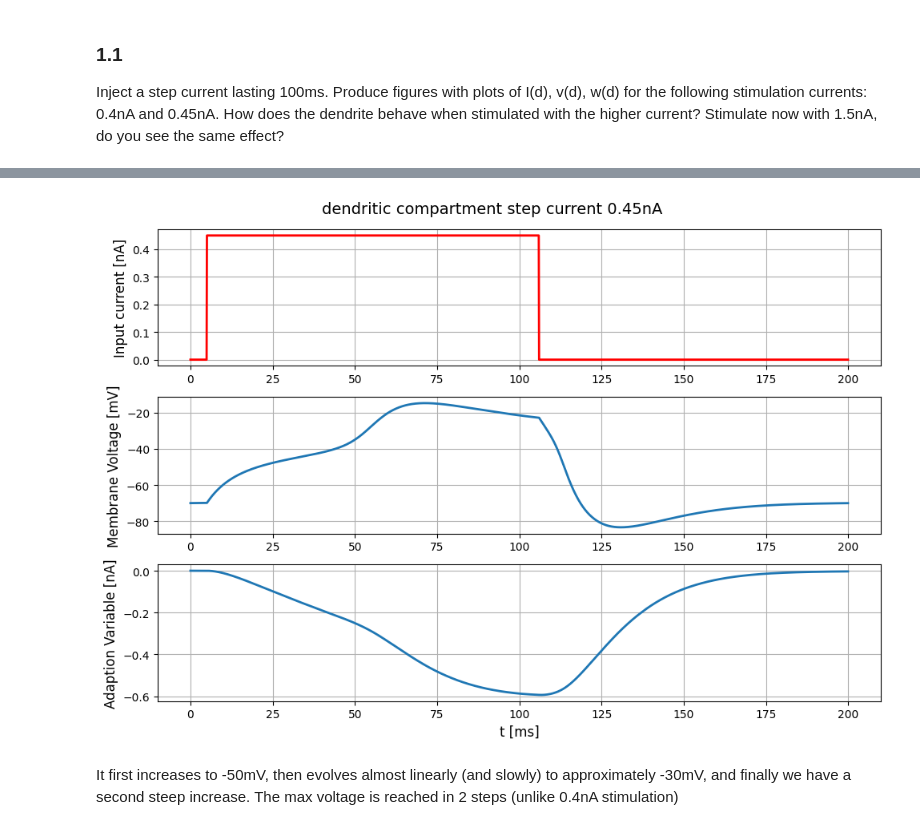
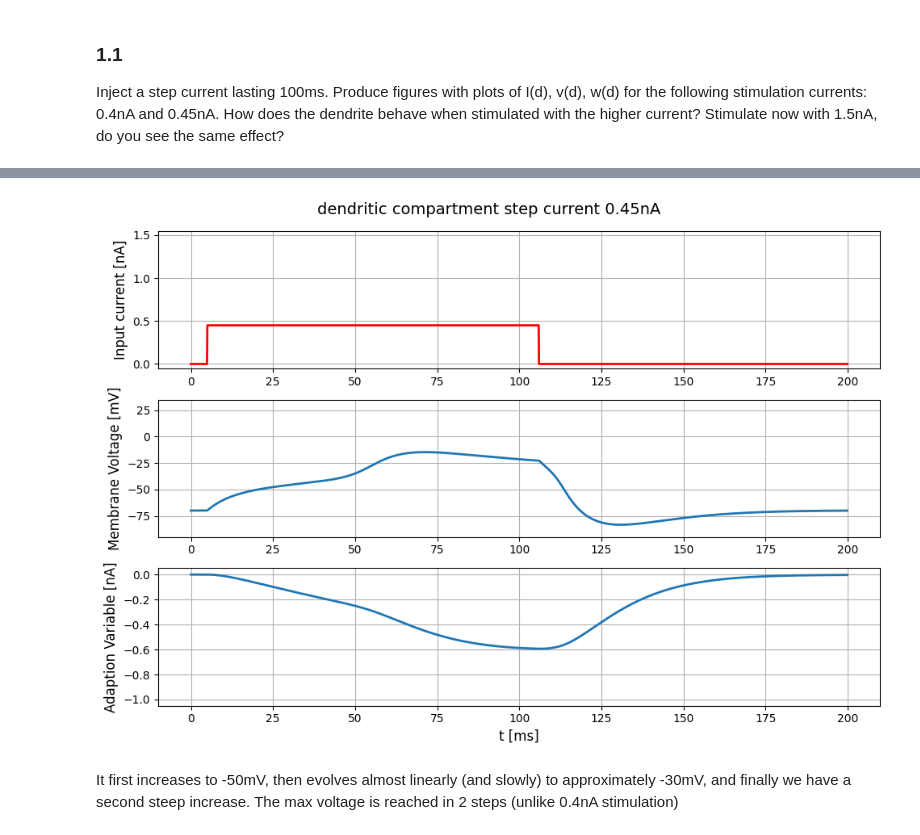
Before and after one commit to lniederhauser/neuronal_dynamics_miniproject, a Jupyter notebook: main.ipynb, the cells around one changed output, grey strips where cells are left out. Cells and saved outputs as stored; diff of their text form; code cells hidden in the pictures.

```diff
--- a/main.ipynb
+++ b/main.ipynb
@@ -84,9 +84,9 @@ plot_I_v_w(state_monitor1, step_current1, title="dendritic compartment step curr
 # %%
 step_current2 = input_factory.get_step_current(t_start=5, t_end=105, unit_time=b2.ms, amplitude=0.45*b2.nA)
 state_monitor2 = simulate_dendritic(tau_d=TAU_d, C=C_d, v_rest=E_L, a=a_w_d, tau_w=TAU_w_d, E_d=E_d, D_d=D_d, g=g_d, I_stim=step_current2)
-plot_I_v_w(state_monitor2, step_current2, title="dendritic compartment step current 0.45nA", savefig=False)
+plot_I_v_w(state_monitor2, step_current2, title="dendritic compartment step current 0.45nA", setylim=True, savefig=False)
 # %% [output]
-[figure, old version]
+[figure, new version]
 # %% [markdown]
 It first increases to -50mV, then evolves almost linearly (and slowly) to approximately -30mV, and finally we have a second steep increase. The max voltage is reached in 2 steps (unlike 0.4nA stimulation)
 # %%
```
Also changed, not shown: parts of 5 cells of this notebook, 1 other file.
